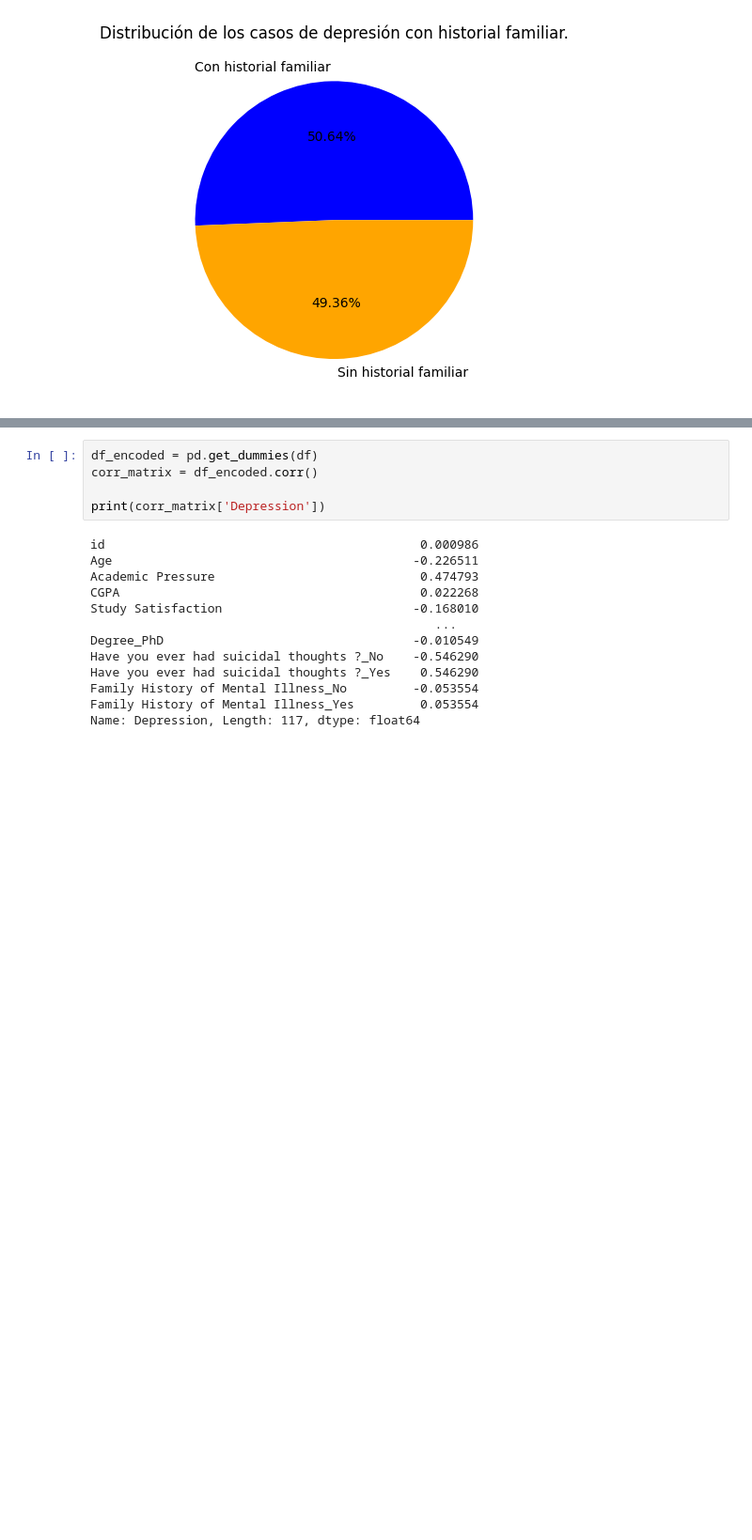
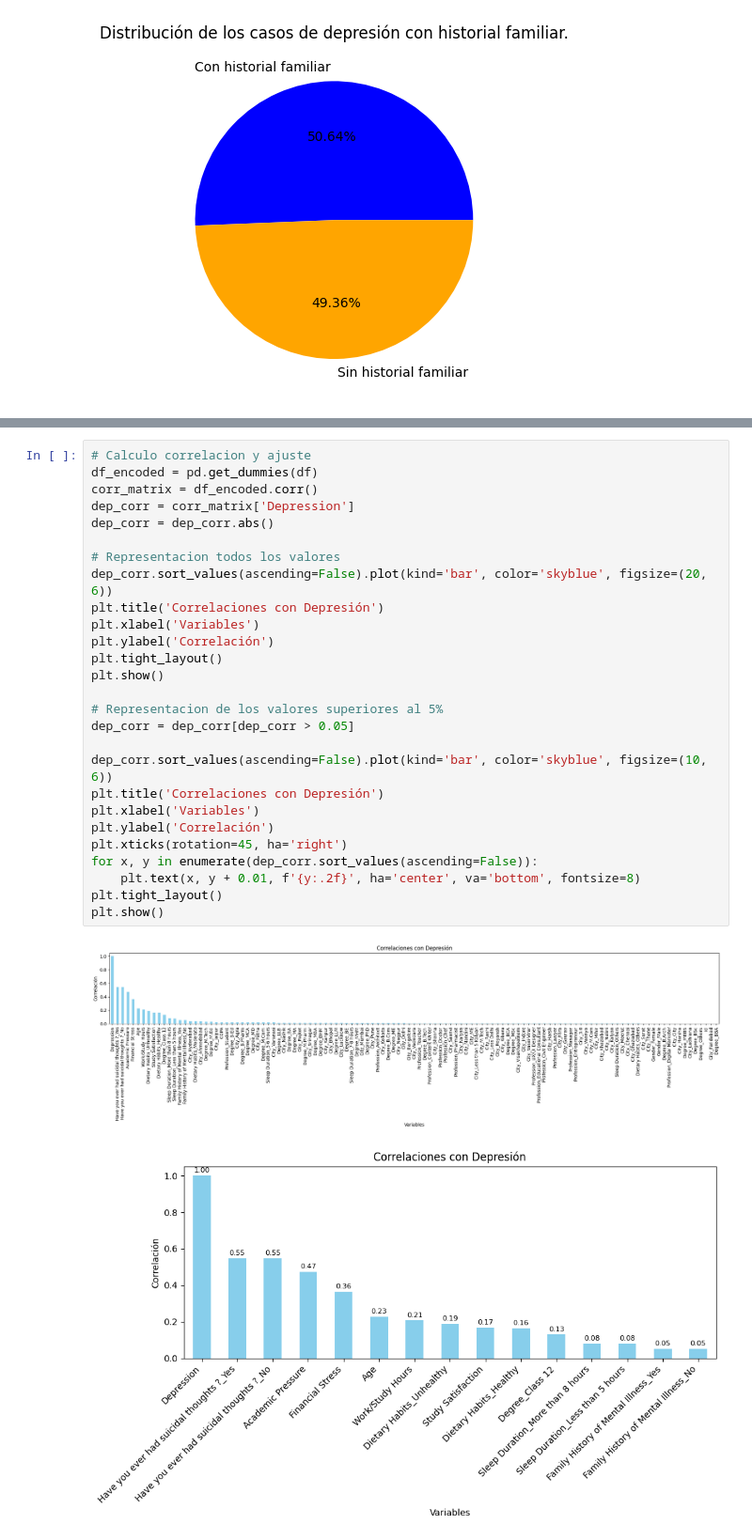
Before and after one commit to Levian17/Depression-Predicter, a Jupyter notebook: data_visualization.ipynb, the cells around one changed output, grey strips where cells are left out. Shown: that part at 94% size. Cells and saved outputs as stored; diff of their text form; blank space fills up the shorter version.

```diff
--- a/data_visualization.ipynb
+++ b/data_visualization.ipynb
@@ -333,19 +333,31 @@ Numero de casos con historial de depresion en la familia:  8273 de los 16336 cas
 ---
-# %%
-df_encoded = pd.get_dummies(df)
-corr_matrix = df_encoded.corr()
-
-print(corr_matrix['Depression'])
-# %% [output]
-id                                           0.000986
-Age                                         -0.226511
-Academic Pressure                            0.474793
-CGPA                                         0.022268
-Study Satisfaction                          -0.168010
-                                               ...
-Degree_PhD                                  -0.010549
-Have you ever had suicidal thoughts ?_No    -0.546290
-Have you ever had suicidal thoughts ?_Yes    0.546290
-Family History of Mental Illness_No         -0.053554
-Family History of Mental Illness_Yes         0.053554
-Name: Depression, Length: 117, dtype: float64
+# %%
+# Calculo correlacion y ajuste
+df_encoded = pd.get_dummies(df)
+corr_matrix = df_encoded.corr()
+dep_corr = corr_matrix['Depression']
+dep_corr = dep_corr.abs()
+
+# Representacion todos los valores
+dep_corr.sort_values(ascending=False).plot(kind='bar', color='skyblue', figsize=(20, 6))
+plt.title('Correlaciones con Depresión')
+plt.xlabel('Variables')
+plt.ylabel('Correlación')
+plt.tight_layout()
+plt.show()
+
+# Representacion de los valores superiores al 5%
+dep_corr = dep_corr[dep_corr > 0.05]
+
+dep_corr.sort_values(ascending=False).plot(kind='bar', color='skyblue', figsize=(10, 6))
+plt.title('Correlaciones con Depresión')
+plt.xlabel('Variables')
+plt.ylabel('Correlación')
+plt.xticks(rotation=45, ha='right')
+for x, y in enumerate(dep_corr.sort_values(ascending=False)):
+    plt.text(x, y + 0.01, f'{y:.2f}', ha='center', va='bottom', fontsize=8)
+plt.tight_layout()
+plt.show()
+# %% [output]
+[figure, added]
+[figure, added]
```
Also changed, not shown: parts of 3 cells of this notebook.
